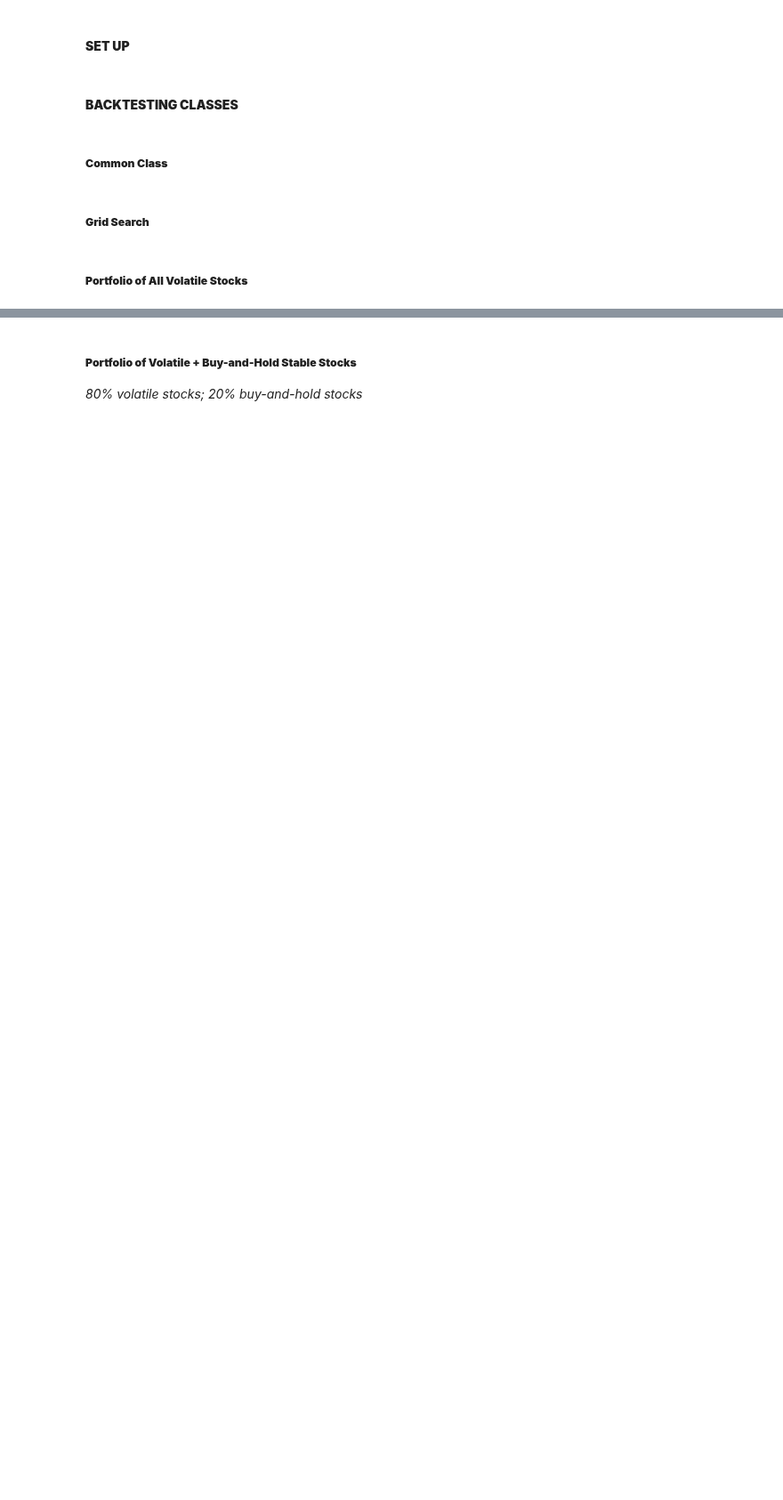
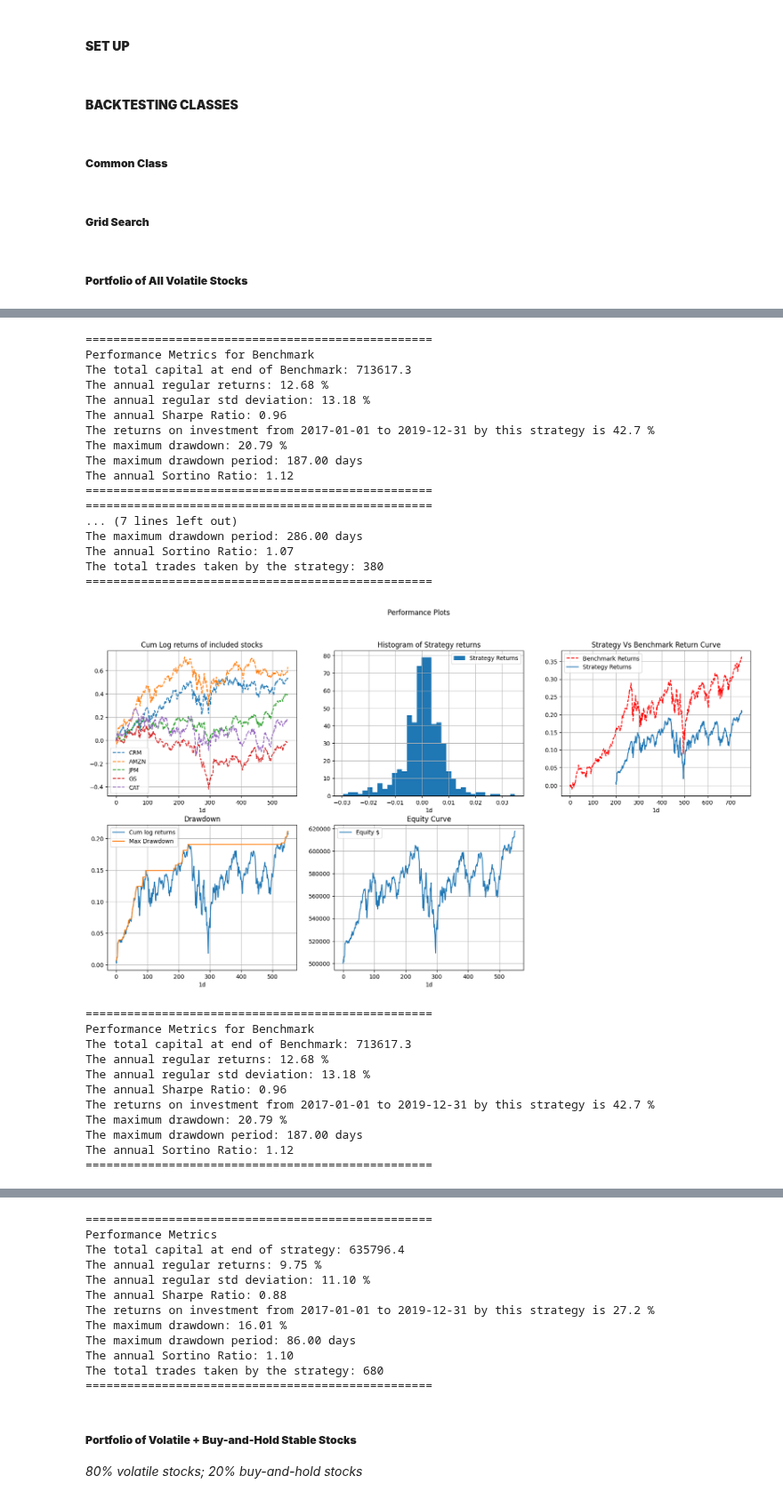
Before and after one commit to pehper/IS4226, a Jupyter notebook: final_strategy.ipynb, the cells around one changed output, grey strips where cells are left out. Shown at 89% size. Drawn from its saved outputs; the diff is of its cells as text; code cells hidden in the pictures; blank space fills up the shorter version.

```diff
--- a/final_strategy.ipynb
+++ b/final_strategy.ipynb
@@ -751,0 +759,46 @@ The total trades taken by the strategy: 682
+# %%
+best_params_trade_all = copy.deepcopy(best_params)
+pre_tuned_test = All_volatile(trading_stocks, hodl_stocks, testing_start, testing_end, "1d", initial_capital, 0.00, False)
+pre_tuned_test.run_strategy(200, 20, 1.5, 14, 3, 3)
+
+# Printing the performance metrics
+pre_tuned_test.performance()
+pre_tuned_test.performance_results()
+pre_tuned_test.performance_plots()
+
+# Running the strategy with the best parameters found for train
+optimal_strategy_test = All_volatile(trading_stocks, hodl_stocks, testing_start, testing_end, "1d", initial_capital, 0.00, False)
+optimal_strategy_test.run_strategy(best_params['ema_window'], best_params['bb_window'], best_params['bb_dev'], best_params['atr_window'], best_params['sl_multiplier'], best_params['tp_multiplier'])
+optimal_strategy_test.performance()
+optimal_strategy_test.performance_plots()
+optimal_strategy_test.performance_results()
+# %% [output]
+==================================================
+Performance Metrics for Benchmark
+The total capital at end of Benchmark: 713617.3
+The annual regular returns: 12.68 %
+The annual regular std deviation: 13.18 %
+The annual Sharpe Ratio: 0.96
+The returns on investment from 2017-01-01 to 2019-12-31 by this strategy is 42.7 %
+The maximum drawdown: 20.79 %
+The maximum drawdown period: 187.00 days
+The annual Sortino Ratio: 1.12
+==================================================
+==================================================
+... (7 lines left out)
+The maximum drawdown period: 286.00 days
+The annual Sortino Ratio: 1.07
+The total trades taken by the strategy: 380
+==================================================
+[figure, added]
+==================================================
+Performance Metrics for Benchmark
+The total capital at end of Benchmark: 713617.3
+The annual regular returns: 12.68 %
+The annual regular std deviation: 13.18 %
+The annual Sharpe Ratio: 0.96
+The returns on investment from 2017-01-01 to 2019-12-31 by this strategy is 42.7 %
+The maximum drawdown: 20.79 %
+The maximum drawdown period: 187.00 days
+The annual Sortino Ratio: 1.12
+==================================================
@@ -752,3 +806,15 @@ The total trades taken by the strategy: 682
+==================================================
+Performance Metrics
+The total capital at end of strategy: 635796.4
+The annual regular returns: 9.75 %
+The annual regular std deviation: 11.10 %
+The annual Sharpe Ratio: 0.88
+The returns on investment from 2017-01-01 to 2019-12-31 by this strategy is 27.2 %
+The maximum drawdown: 16.01 %
+The maximum drawdown period: 86.00 days
+The annual Sortino Ratio: 1.10
+The total trades taken by the strategy: 680
+==================================================
 # %% [markdown]
 ##### **Portfolio of Volatile + Buy-and-Hold Stable Stocks**
 
```
Also changed, not shown: parts of 9 cells of this notebook.
